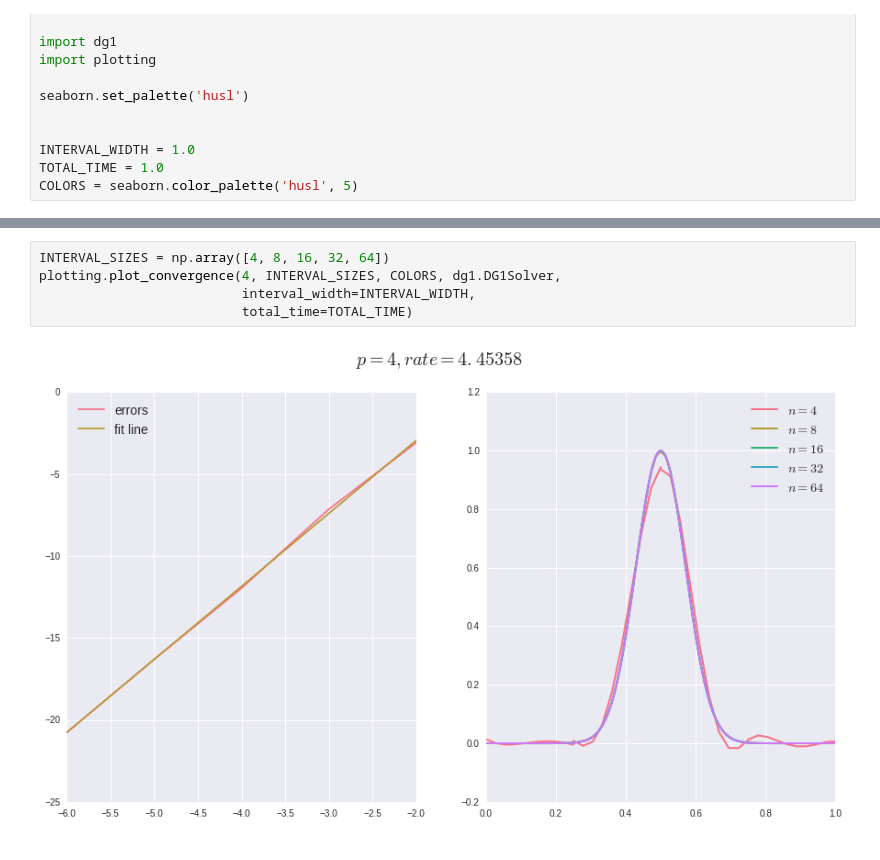
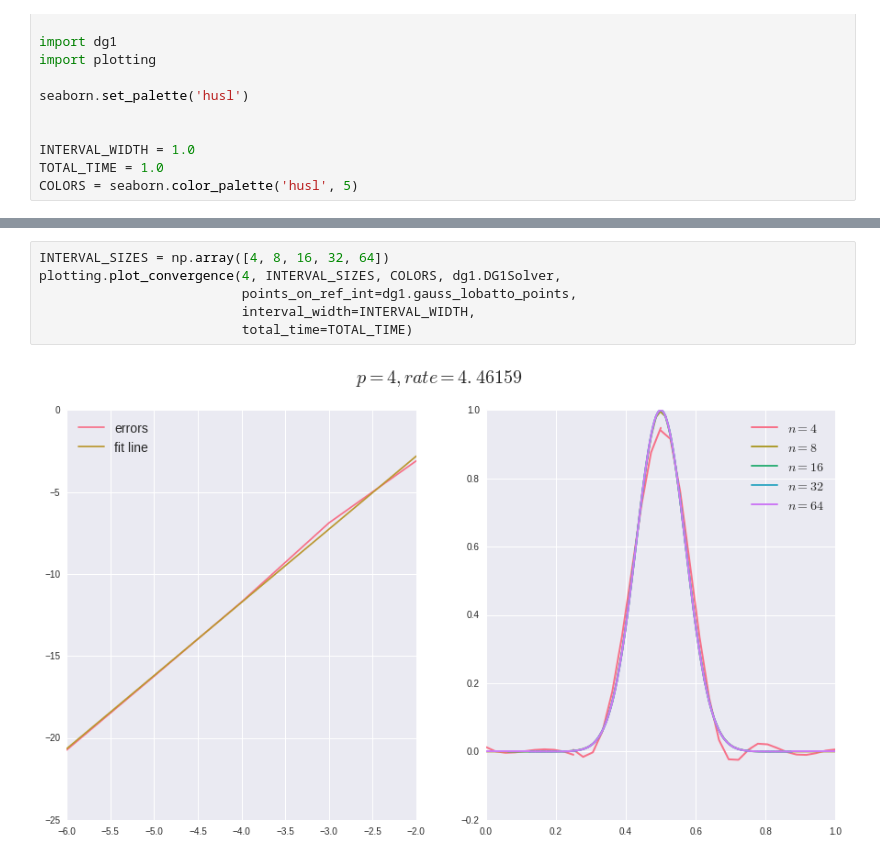
Before and after one commit to dhermes/berkeley-m273-s2016, a Jupyter notebook: assignment1/convergence_analysis.ipynb, the cells around one changed output, grey strips where cells are left out. Saved outputs shown, nothing was run; the diff lists cells and outputs as text.

```diff
--- a/assignment1/convergence_analysis.ipynb
+++ b/assignment1/convergence_analysis.ipynb
@@ -38,10 +41,11 @@ plotting.plot_convergence(3, INTERVAL_SIZES, COLORS, dg1.DG1Solver,
 # %%
 INTERVAL_SIZES = np.array([4, 8, 16, 32, 64])
 plotting.plot_convergence(4, INTERVAL_SIZES, COLORS, dg1.DG1Solver,
+                          points_on_ref_int=dg1.gauss_lobatto_points,
                           interval_width=INTERVAL_WIDTH,
                           total_time=TOTAL_TIME)
 # %% [output]
-[figure, old version]
+[figure, new version]
 # %%
 INTERVAL_SIZES = np.array([4, 8, 16, 32, 64])
 plotting.plot_convergence(5, INTERVAL_SIZES, COLORS, dg1.DG1Solver,
```
Also changed, not shown: parts of 7 cells of this notebook.
